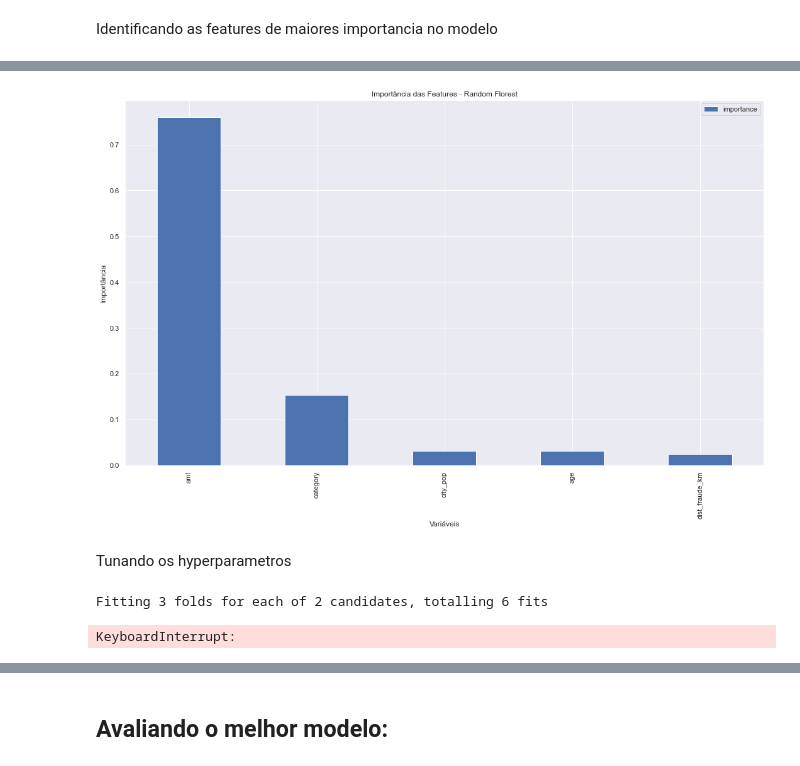
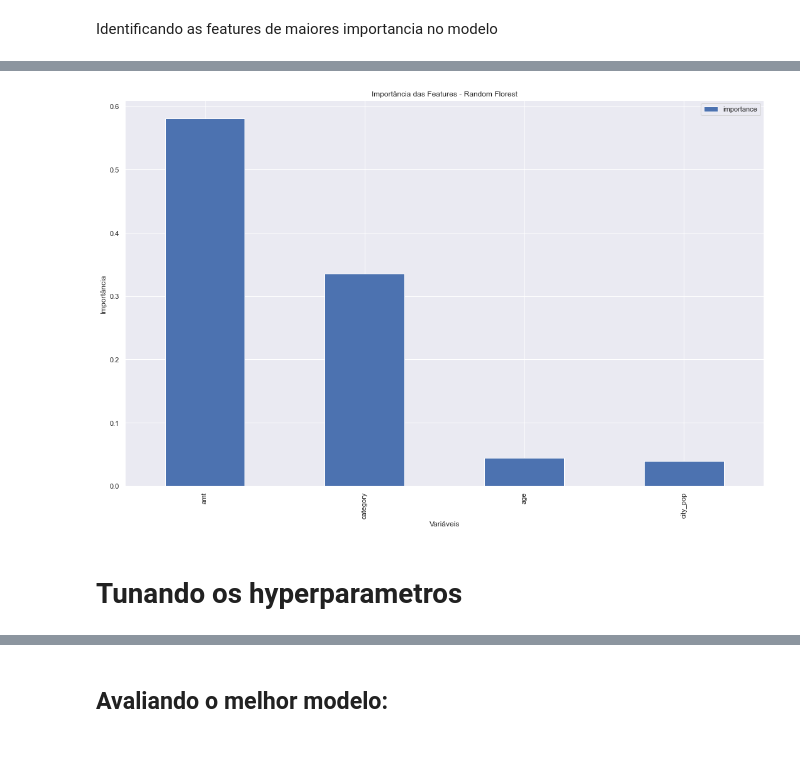
Before and after one commit to DuplamenteH/machine-learning-projects, a Jupyter notebook: Credit_card_fraud_project/notebook/model.ipynb, the cells around one changed output, grey strips where cells are left out. Cells and saved outputs as stored; diff of their text form; code cells hidden in the pictures.

Commit message:
mudando o modelo, adicionando novo metodo para tunar os hyperparametros.

```diff
--- a/Credit_card_fraud_project/notebook/model.ipynb
+++ b/Credit_card_fraud_project/notebook/model.ipynb
@@ -184 +246,3 @@ X_res, y_res = ros.fit_resample(X, y)
+# %%
+X_res_train, y_res_train = ros.fit_resample(x_train, y_train)
 # %%
@@ -203,0 +339,2 @@ y_val --> (773502,)
+# %%
+X_res_train=X_res_train[['category', 'amt','age','city_pop']]
@@ -364,0 +539,2 @@ RandomForestClassifier()
+# %%
+model = fit_models([xgbclf],X_res_train,y_res_train)
@@ -364,0 +549,2 @@ RandomForestClassifier()
+# %%
+model = model[0]
@@ -367,21 +582,21 @@ Identificando as features de maiores importancia no modelo
 # %%
 feature_importances = pd.DataFrame(model.feature_importances_,
-                                   index = x_train.columns,
+                                   index = X_res_train.columns,
                                    columns=['importance']).sort_values('importance', ascending=False)
 feature_importances.reset_index(inplace=True)
 feature_importances.rename(columns={"index": "features"}, inplace=True)
 
 fig, ax = plt.subplots(figsize=(15,10))
 
 feature_importances.plot(x="features", y="importance", kind="bar", ax=ax)
 
 ax.set_title("Importância das Features - Random Florest")
 ax.set_xlabel("Variáveis")
 ax.set_ylabel("Importância")
 
 
 plt.tight_layout()
 # %% [output]
-[figure, old version]
+[figure, new version]
 # %% [markdown]
-Tunando os hyperparametros
+# Tunando os hyperparametros
@@ -397,6 +602,0 @@ param = {
-# %%
-gridRF = GridSearchCV(estimator=RandomForestClassifier(bootstrap=True, max_depth=90,max_features="sqrt",min_samples_leaf=2,min_samples_split=10,n_estimators=600), param_grid={"class_weight":["balanced", "balanced_subsample"]},cv=3,scoring="f1",verbose=3)
-gridRF.fit(x_train,y_train)
-# %% [output]
-Fitting 3 folds for each of 2 candidates, totalling 6 fits
-KeyboardInterrupt:
```
Also changed, not shown: parts of 101 cells of this notebook.
